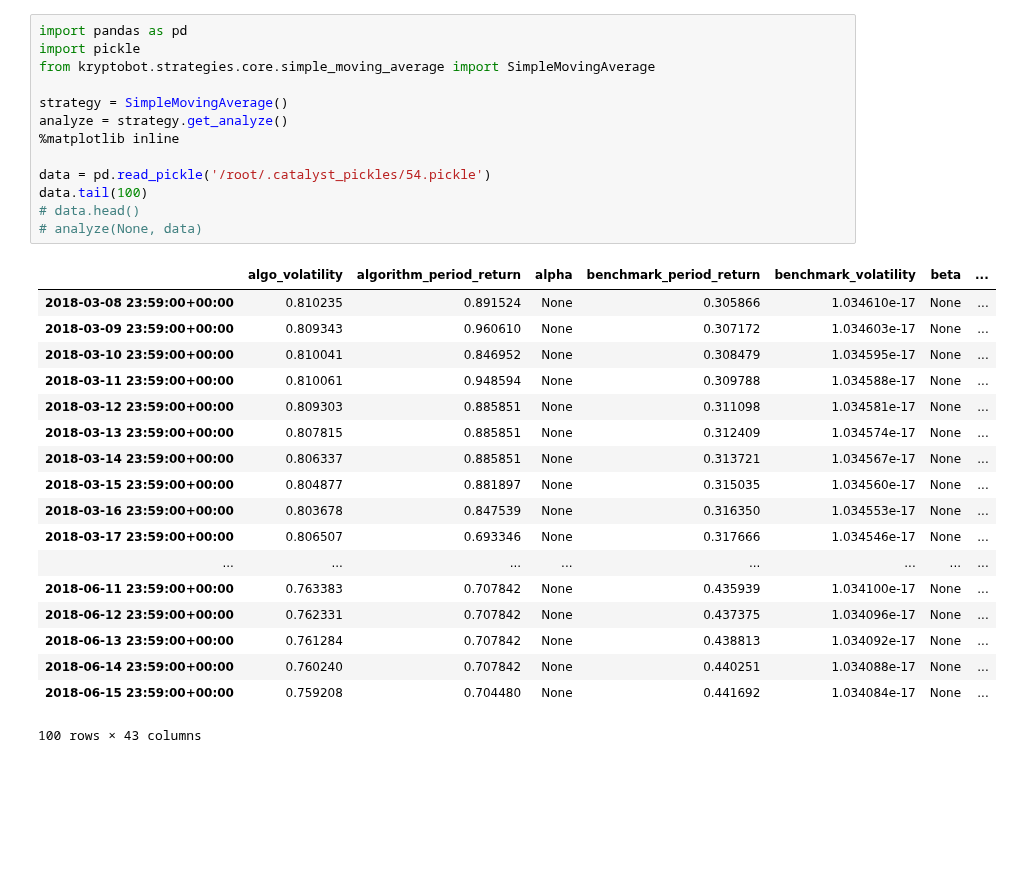
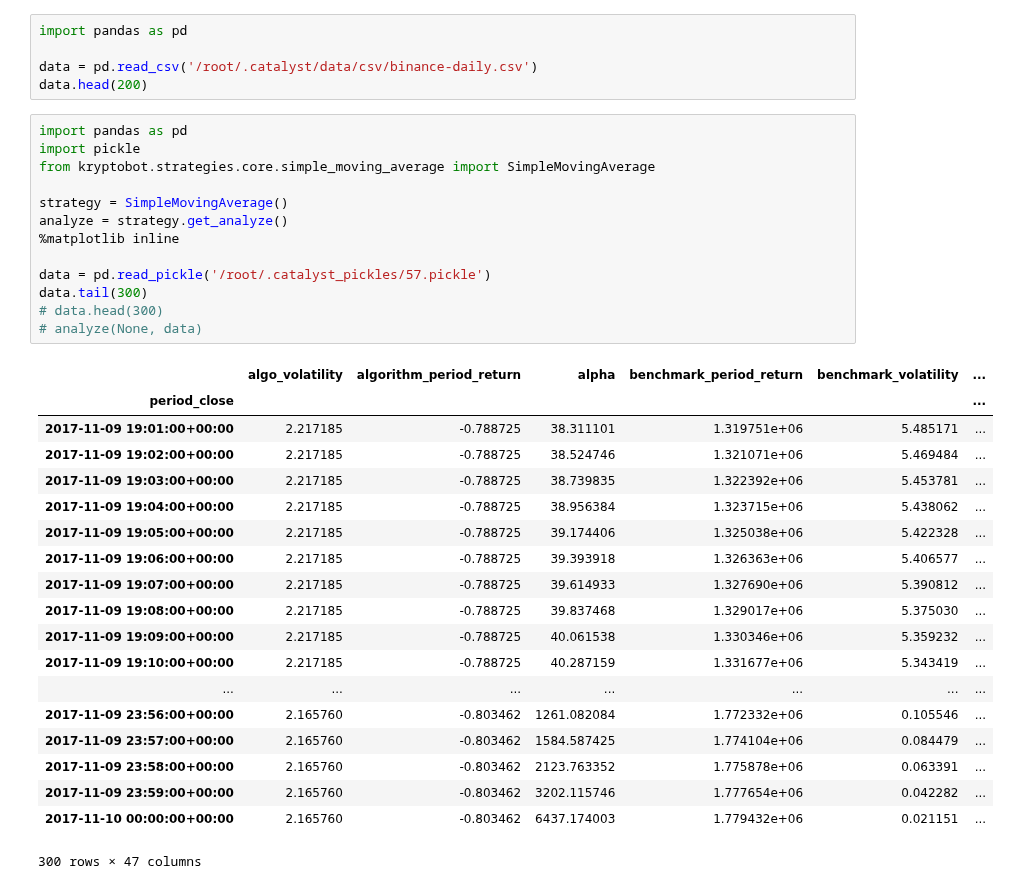
Before and after one commit to eristoddle/KryptoBot, a Jupyter notebook: notebooks/core_strategies.ipynb, the cells around one changed output. Saved outputs shown, nothing was run; the diff lists cells and outputs as text; blank space fills up the shorter version.

Commit message:
catalyst just too buggy

```diff
--- a/notebooks/core_strategies.ipynb
+++ b/notebooks/core_strategies.ipynb
@@ -105,34 +135,40 @@ params = {
 
 manager.run_strategy(params)
+# %%
+import pandas as pd
+
+data = pd.read_csv('/root/.catalyst/data/csv/binance-daily.csv')
+data.head(200)
 # %%
 import pandas as pd
 import pickle
 from kryptobot.strategies.core.simple_moving_average import SimpleMovingAverage
 
 strategy = SimpleMovingAverage()
 analyze = strategy.get_analyze()
 %matplotlib inline
 
-data = pd.read_pickle('/root/.catalyst_pickles/54.pickle')
-data.tail(100)
-# data.head()
+data = pd.read_pickle('/root/.catalyst_pickles/57.pickle')
+data.tail(300)
+# data.head(300)
 # analyze(None, data)
 # %% [output]
-|  | algo_volatility | algorithm_period_return | alpha | benchmark_period_return | benchmark_volatility | beta | ... |
-| 2018-03-08 23:59:00+00:00 | 0.810235 | 0.891524 | None | 0.305866 | 1.034610e-17 | None | ... |
-| 2018-03-09 23:59:00+00:00 | 0.809343 | 0.960610 | None | 0.307172 | 1.034603e-17 | None | ... |
-| 2018-03-10 23:59:00+00:00 | 0.810041 | 0.846952 | None | 0.308479 | 1.034595e-17 | None | ... |
-| 2018-03-11 23:59:00+00:00 | 0.810061 | 0.948594 | None | 0.309788 | 1.034588e-17 | None | ... |
-| 2018-03-12 23:59:00+00:00 | 0.809303 | 0.885851 | None | 0.311098 | 1.034581e-17 | None | ... |
-| 2018-03-13 23:59:00+00:00 | 0.807815 | 0.885851 | None | 0.312409 | 1.034574e-17 | None | ... |
-| 2018-03-14 23:59:00+00:00 | 0.806337 | 0.885851 | None | 0.313721 | 1.034567e-17 | None | ... |
-| 2018-03-15 23:59:00+00:00 | 0.804877 | 0.881897 | None | 0.315035 | 1.034560e-17 | None | ... |
-| 2018-03-16 23:59:00+00:00 | 0.803678 | 0.847539 | None | 0.316350 | 1.034553e-17 | None | ... |
-| 2018-03-17 23:59:00+00:00 | 0.806507 | 0.693346 | None | 0.317666 | 1.034546e-17 | None | ... |
-| ... | ... | ... | ... | ... | ... | ... | ... |
-| 2018-06-11 23:59:00+00:00 | 0.763383 | 0.707842 | None | 0.435939 | 1.034100e-17 | None | ... |
-| 2018-06-12 23:59:00+00:00 | 0.762331 | 0.707842 | None | 0.437375 | 1.034096e-17 | None | ... |
-| 2018-06-13 23:59:00+00:00 | 0.761284 | 0.707842 | None | 0.438813 | 1.034092e-17 | None | ... |
-| 2018-06-14 23:59:00+00:00 | 0.760240 | 0.707842 | None | 0.440251 | 1.034088e-17 | None | ... |
-| 2018-06-15 23:59:00+00:00 | 0.759208 | 0.704480 | None | 0.441692 | 1.034084e-17 | None | ... |
+|  | algo_volatility | algorithm_period_return | alpha | benchmark_period_return | benchmark_volatility | ... |
+| period_close |  |  |  |  |  | ... |
+| 2017-11-09 19:01:00+00:00 | 2.217185 | -0.788725 | 38.311101 | 1.319751e+06 | 5.485171 | ... |
+| 2017-11-09 19:02:00+00:00 | 2.217185 | -0.788725 | 38.524746 | 1.321071e+06 | 5.469484 | ... |
+| 2017-11-09 19:03:00+00:00 | 2.217185 | -0.788725 | 38.739835 | 1.322392e+06 | 5.453781 | ... |
+| 2017-11-09 19:04:00+00:00 | 2.217185 | -0.788725 | 38.956384 | 1.323715e+06 | 5.438062 | ... |
+| 2017-11-09 19:05:00+00:00 | 2.217185 | -0.788725 | 39.174406 | 1.325038e+06 | 5.422328 | ... |
+| 2017-11-09 19:06:00+00:00 | 2.217185 | -0.788725 | 39.393918 | 1.326363e+06 | 5.406577 | ... |
+| 2017-11-09 19:07:00+00:00 | 2.217185 | -0.788725 | 39.614933 | 1.327690e+06 | 5.390812 | ... |
+| 2017-11-09 19:08:00+00:00 | 2.217185 | -0.788725 | 39.837468 | 1.329017e+06 | 5.375030 | ... |
+| 2017-11-09 19:09:00+00:00 | 2.217185 | -0.788725 | 40.061538 | 1.330346e+06 | 5.359232 | ... |
+| 2017-11-09 19:10:00+00:00 | 2.217185 | -0.788725 | 40.287159 | 1.331677e+06 | 5.343419 | ... |
+| ... | ... | ... | ... | ... | ... | ... |
+| 2017-11-09 23:56:00+00:00 | 2.165760 | -0.803462 | 1261.082084 | 1.772332e+06 | 0.105546 | ... |
+| 2017-11-09 23:57:00+00:00 | 2.165760 | -0.803462 | 1584.587425 | 1.774104e+06 | 0.084479 | ... |
+| 2017-11-09 23:58:00+00:00 | 2.165760 | -0.803462 | 2123.763352 | 1.775878e+06 | 0.063391 | ... |
+| 2017-11-09 23:59:00+00:00 | 2.165760 | -0.803462 | 3202.115746 | 1.777654e+06 | 0.042282 | ... |
+| 2017-11-10 00:00:00+00:00 | 2.165760 | -0.803462 | 6437.174003 | 1.779432e+06 | 0.021151 | ... |
-100 rows × 43 columns
+300 rows × 47 columns
```
Also changed, not shown: parts of 2 cells of this notebook, 4 other files.
